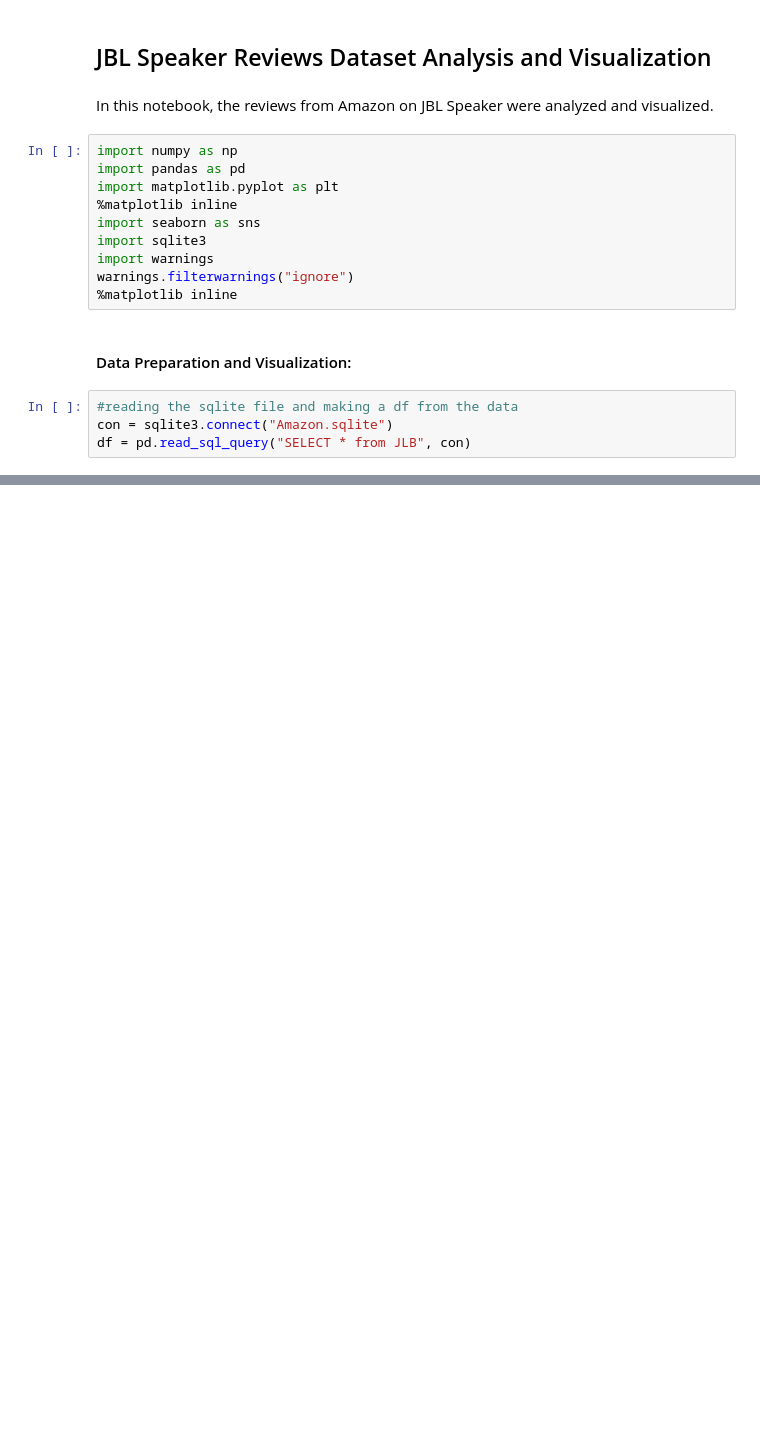
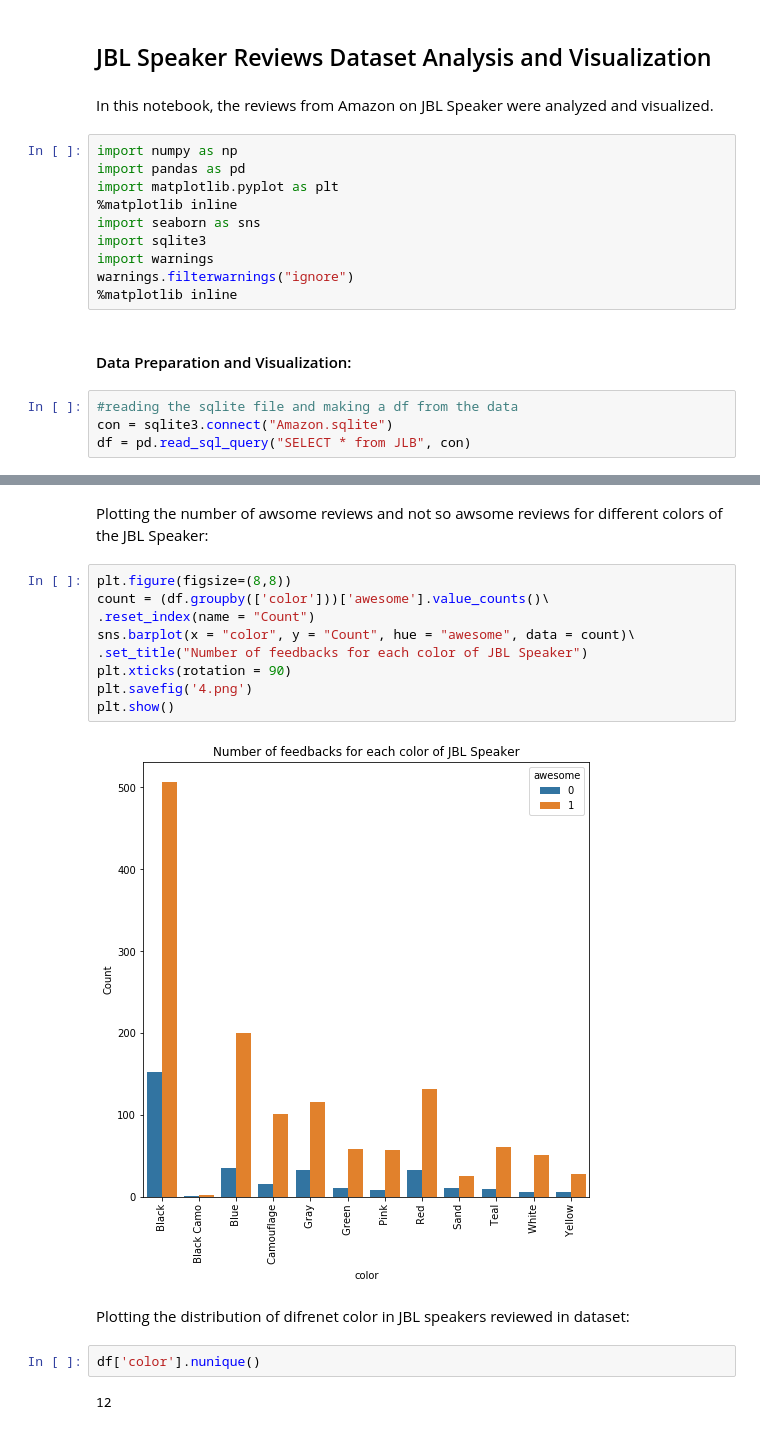
Before and after one commit to kavehamini/Amazon-Review-Analysis-JBL-Charge-4-Speaker-Sentiment-Analysis-NLP, a Jupyter notebook: JBL Speaker Reviews Dataset Analysis and Visualization.ipynb, the cells around one changed output, grey strips where cells are left out. Drawn from its saved outputs; the diff is of its cells as text; blank space fills up the shorter version.

```diff
--- a/JBL Speaker Reviews Dataset Analysis and Visualization.ipynb
+++ b/JBL Speaker Reviews Dataset Analysis and Visualization.ipynb
@@ -30,0 +130,19 @@ df.head()
+# %% [markdown]
+Plotting the number of awsome reviews and not so awsome reviews for different colors of the JBL Speaker:
+# %%
+plt.figure(figsize=(8,8))
+count = (df.groupby(['color']))['awesome'].value_counts()\
+.reset_index(name = "Count")
+sns.barplot(x = "color", y = "Count", hue = "awesome", data = count)\
+.set_title("Number of feedbacks for each color of JBL Speaker")
+plt.xticks(rotation = 90)
+plt.savefig('4.png')
+plt.show()
+# %% [output]
+[figure, added]
+# %% [markdown]
+Plotting the distribution of difrenet color in JBL speakers reviewed in dataset:
+# %%
+df['color'].nunique()
+# %% [output]
+12
```
Also changed, not shown: parts of 24 cells of this notebook, 3 other files.
